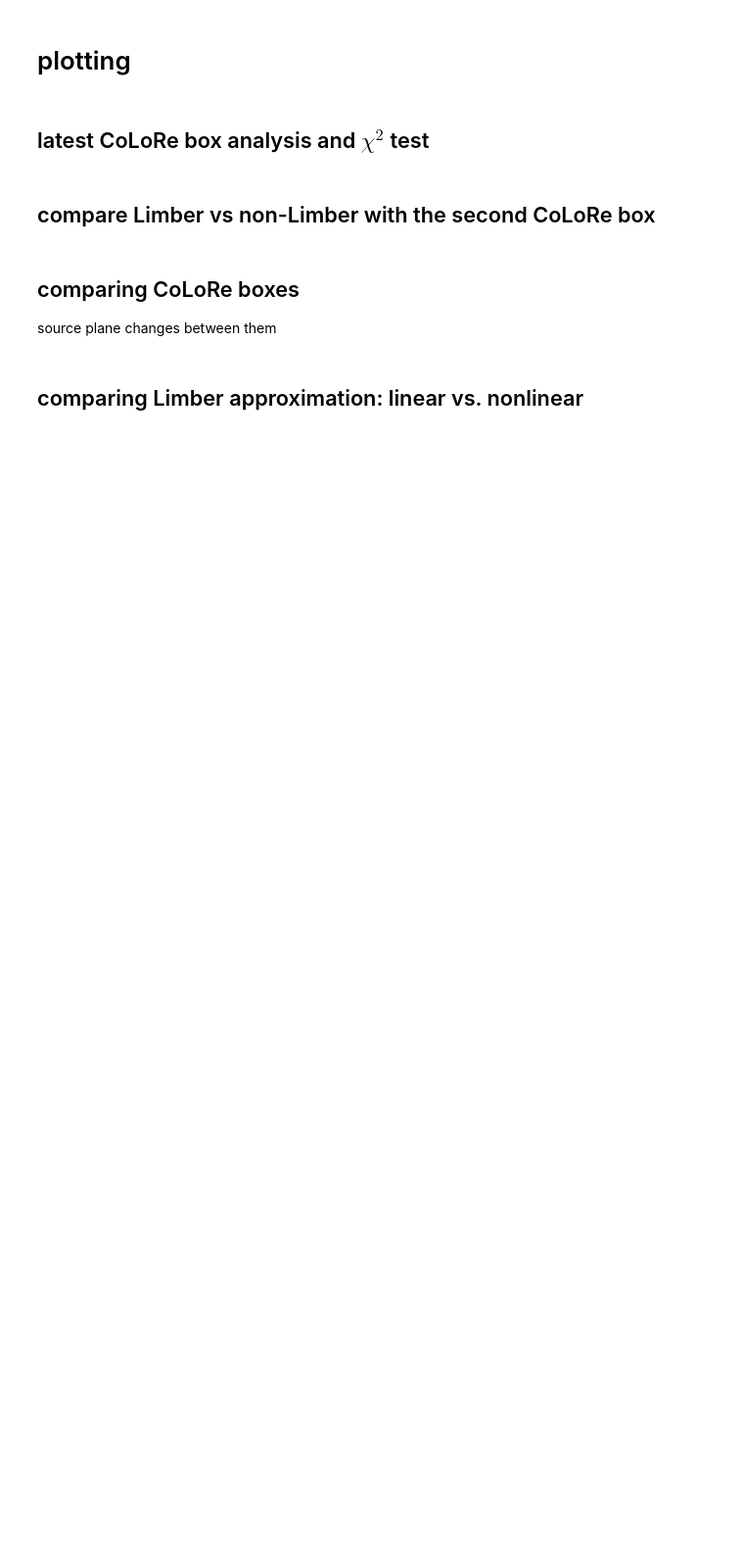
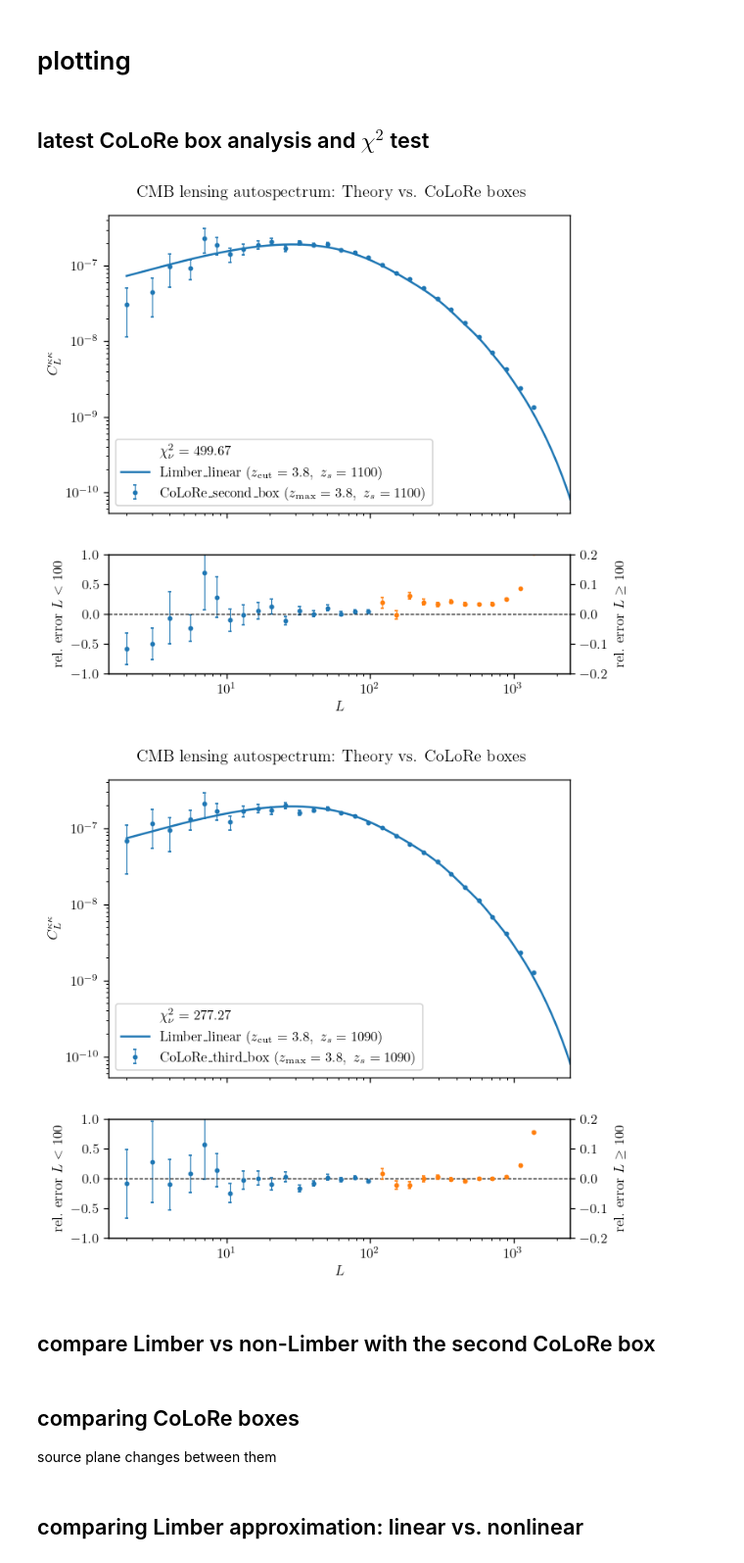
Before and after one commit to dljarque/LSST_CMBlensing_forecast, a Jupyter notebook: notebooks/cmb_lensing_auto.ipynb, the cells around one changed output. Shown at 98% size. Cells and saved outputs as stored; diff of their text form; code cells hidden in the pictures; blank space fills up the shorter version.

Commit message:
new colore box

```diff
--- a/notebooks/cmb_lensing_auto.ipynb
+++ b/notebooks/cmb_lensing_auto.ipynb
@@ -249,0 +249,3 @@ for i, ell in enumerate(ells):
+# %%
+results_lin, results_nlin, cl_kk_lin_zmax_zs, cl_kk_nlin_zmax_zs, cl_kk_lin_zmax_zmax, cl_kk_nlin_zmax_zmax, z_max_, z_out_box2 = get_limber_cls('../data/second_test_box/cosmo_params.json')
+results_lin, results_nlin, cl_kk_lin_zmax_zs, cl_kk_nlin_zmax_zs, cl_kk_lin_zmax_zmax, cl_kk_nlin_zmax_zmax, z_max_, z_out_box3 = get_limber_cls('../data/third_test_box/cosmo_params.json')
@@ -260,15 +271,19 @@ cl_kk_camb_nlin *= ((ells * (ells + 1.0)) / 2) ** 2 # converting cls_potential t
 # %%
 first_test_box_cls_log = np.load(f'../data/first_test_box/cl_kk_log.npz')
 second_test_box_cls_log = np.load(f'../data/second_test_box/cl_kk_log.npz')
-ells_colore, cl_kk_colore_zmax, err_tt_zmax = first_test_box_cls_log['ells'], first_test_box_cls_log['cls'], first_test_box_cls_log['err']
-ells_colore, cl_kk_colore_zs, err_tt_zs = second_test_box_cls_log['ells'], second_test_box_cls_log['cls'], second_test_box_cls_log['err']
+third_test_box_cls_log = np.load(f'../data/third_test_box/cl_kk_log.npz')
+ells_colore, cl_kk_colore_box1, err_tt_box1 = first_test_box_cls_log['ells'], first_test_box_cls_log['cls'], first_test_box_cls_log['err']
+ells_colore, cl_kk_colore_box2, err_tt_box2 = second_test_box_cls_log['ells'], second_test_box_cls_log['cls'], second_test_box_cls_log['err']
+ells_colore, cl_kk_colore_box3, err_tt_box3 = third_test_box_cls_log['ells'], third_test_box_cls_log['cls'], third_test_box_cls_log['err']
 nbins = ells_colore.size
 # %%
 ells_colore = ells_colore[~np.isnan(ells_colore)]
-cl_kk_colore_zmax = cl_kk_colore_zmax[~np.isnan(cl_kk_colore_zmax)]
-cl_kk_colore_zs = cl_kk_colore_zs[~np.isnan(cl_kk_colore_zs)]
-err_tt_zmax = err_tt_zmax[~np.isnan(err_tt_zmax)]
-err_tt_zs = err_tt_zs[~np.isnan(err_tt_zs)]
+cl_kk_colore_box1 = cl_kk_colore_box1[~np.isnan(cl_kk_colore_box1)]
+cl_kk_colore_box2 = cl_kk_colore_box2[~np.isnan(cl_kk_colore_box2)]
+cl_kk_colore_box3 = cl_kk_colore_box3[~np.isnan(cl_kk_colore_box3)]
+err_tt_box1 = err_tt_box1[~np.isnan(err_tt_box1)]
+err_tt_box2 = err_tt_box2[~np.isnan(err_tt_box2)]
+err_tt_box3 = err_tt_box3[~np.isnan(err_tt_box3)]
 # %% [markdown]
 # plotting
 # %% [markdown]
@@ -280,7 +295,4 @@ ells_rebin, cl_kk_lin_zmax_zmax_rebin = log_bin_cls(ells, cl_kk_lin_zmax_zmax, n
 ells_rebin = ells_rebin[~np.isnan(cl_kk_lin_zmax_zs_rebin)]
 cl_kk_lin_zmax_zs_rebin = cl_kk_lin_zmax_zs_rebin[~np.isnan(cl_kk_lin_zmax_zs_rebin)]
 cl_kk_lin_zmax_zmax_rebin = cl_kk_lin_zmax_zmax_rebin[~np.isnan(cl_kk_lin_zmax_zmax_rebin)]
-
-chi2 = np.sum((cl_kk_colore_zs - cl_kk_lin_zmax_zs_rebin)**2 / err_tt_zs**2)
-chi2_nu = chi2 / (len(ells_rebin))
 # %%
@@ -328 +351,7 @@ plt.show()
+# %%
+plot_cls_comparison(ells_colore, cl_kk_colore_box2, err_tt_box2, ells, cl_kk_lin_zmax_zs, cl_kk_lin_zmax_zs_rebin, z_out_box2, box_label='second_box')
+plot_cls_comparison(ells_colore, cl_kk_colore_box3, err_tt_box3, ells, cl_kk_lin_zmax_zs, cl_kk_lin_zmax_zs_rebin, z_out_box3, box_label='third_box')
+# %% [output]
+[figure, added]
+[figure, added]
 # %%
```
Also changed, not shown: parts of 13 cells of this notebook, 31 other files.
